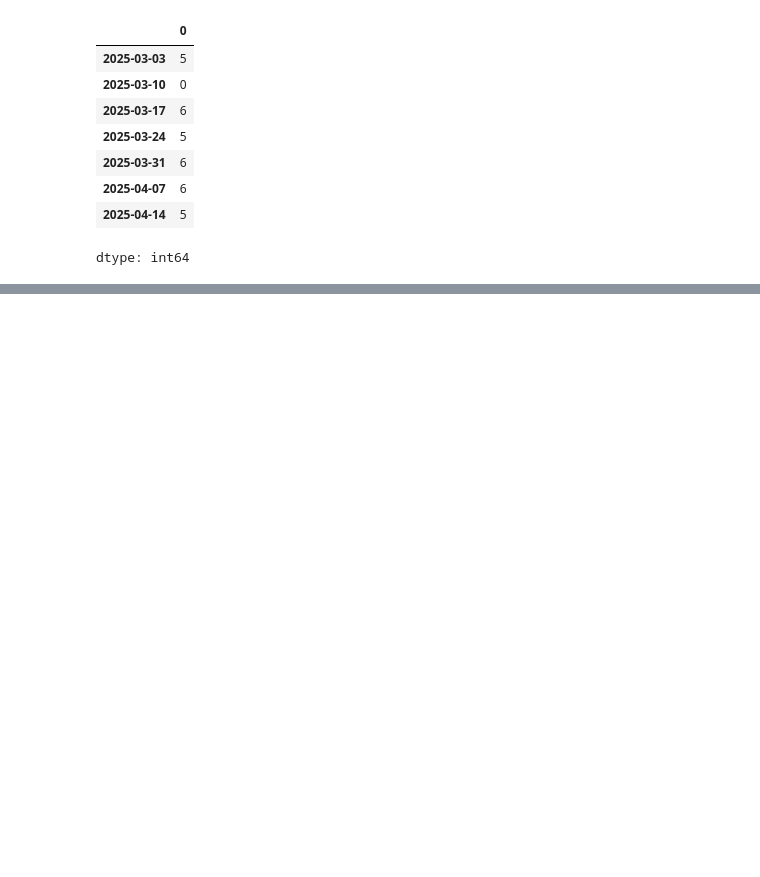
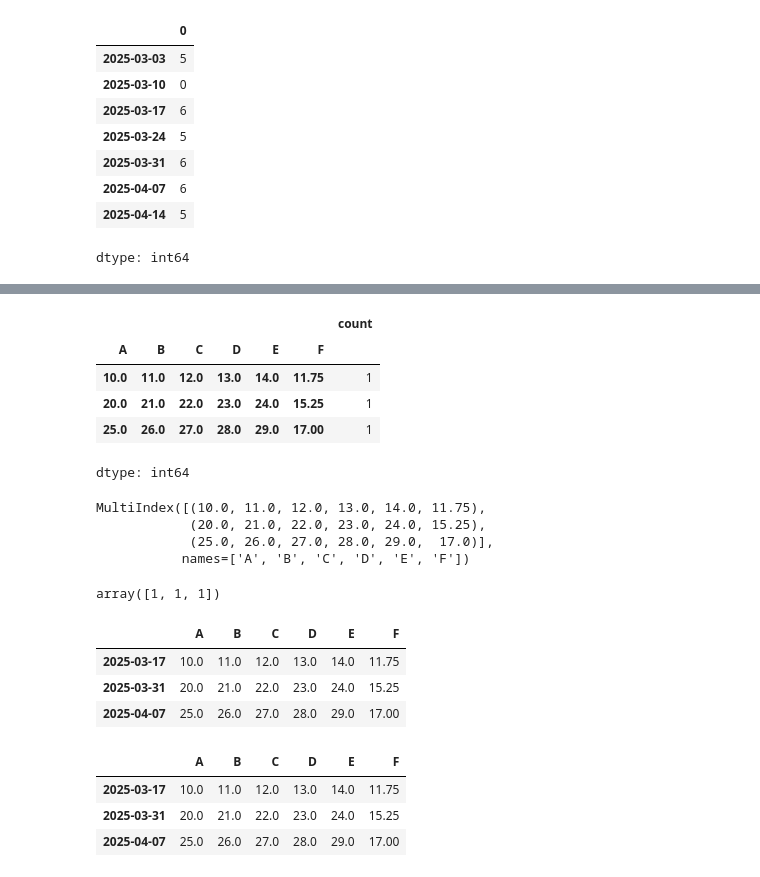
Before and after one commit to wamong/2025-1-myclass-BDA, a Jupyter notebook: inclass/03w_B_wed_0319_dataframe_application.ipynb, the cells around one changed output, grey strips where cells are left out. Saved outputs shown, nothing was run; the diff lists cells and outputs as text; code cells hidden in the pictures; blank space fills up the shorter version.

```diff
--- a/inclass/03w_B_wed_0319_dataframe_application.ipynb
+++ b/inclass/03w_B_wed_0319_dataframe_application.ipynb
@@ -1111,0 +1184,35 @@ dtype: int64
+# %%
+s1 = df2.value_counts()
+s1
+# %% [output]
+|  |  |  |  |  |  | count |
+| A | B | C | D | E | F |  |
+| 10.0 | 11.0 | 12.0 | 13.0 | 14.0 | 11.75 | 1 |
+| 20.0 | 21.0 | 22.0 | 23.0 | 24.0 | 15.25 | 1 |
+| 25.0 | 26.0 | 27.0 | 28.0 | 29.0 | 17.00 | 1 |
+dtype: int64
+# %%
+s1.index
+# %% [output]
+MultiIndex([(10.0, 11.0, 12.0, 13.0, 14.0, 11.75),
+            (20.0, 21.0, 22.0, 23.0, 24.0, 15.25),
+            (25.0, 26.0, 27.0, 28.0, 29.0,  17.0)],
+           names=['A', 'B', 'C', 'D', 'E', 'F'])
+# %%
+s1.values
+# %% [output]
+array([1, 1, 1])
+# %%
+df2.dropna()
+# %% [output]
+|  | A | B | C | D | E | F |
+| 2025-03-17 | 10.0 | 11.0 | 12.0 | 13.0 | 14.0 | 11.75 |
+| 2025-03-31 | 20.0 | 21.0 | 22.0 | 23.0 | 24.0 | 15.25 |
+| 2025-04-07 | 25.0 | 26.0 | 27.0 | 28.0 | 29.0 | 17.00 |
+# %%
+df2.dropna(axis=0)
+# %% [output]
+|  | A | B | C | D | E | F |
+| 2025-03-17 | 10.0 | 11.0 | 12.0 | 13.0 | 14.0 | 11.75 |
+| 2025-03-31 | 20.0 | 21.0 | 22.0 | 23.0 | 24.0 | 15.25 |
+| 2025-04-07 | 25.0 | 26.0 | 27.0 | 28.0 | 29.0 | 17.00 |
```
Also changed, not shown: parts of 13 cells of this notebook.
